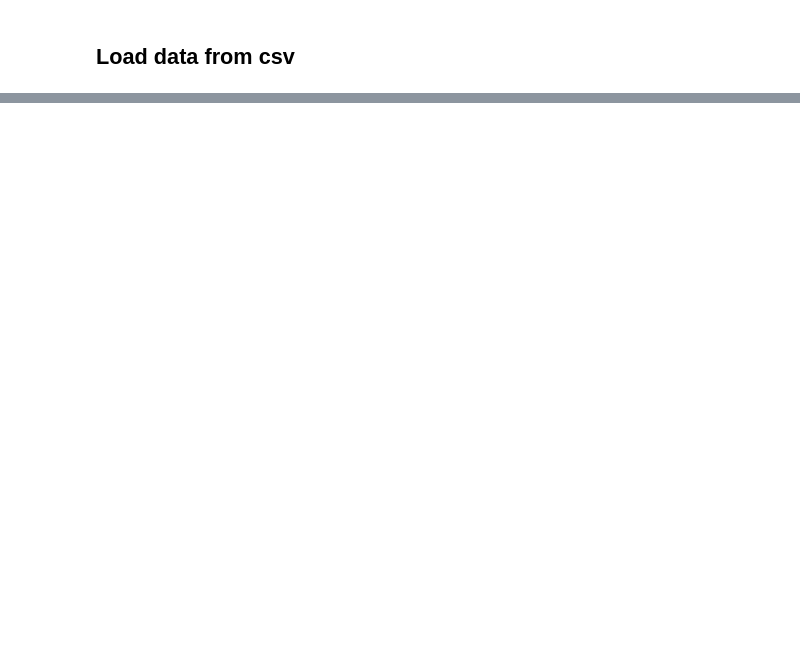
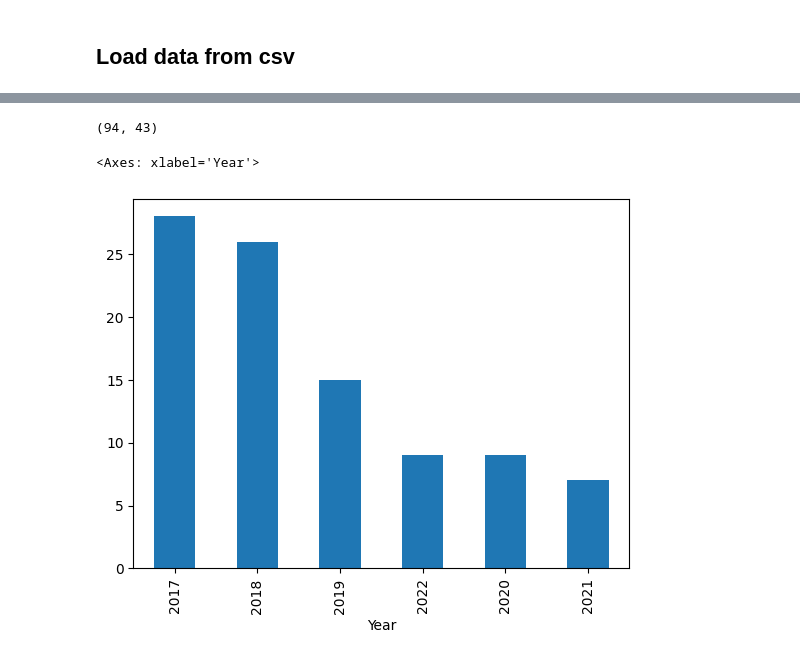
Before and after one commit to RobinRojowiec/htw-analytical-applications, a Jupyter notebook: notebooks/data_preparation_berlin.ipynb, the cells around one changed output, grey strips where cells are left out. Drawn from its saved outputs; the diff is of its cells as text; code cells hidden in the pictures; blank space fills up the shorter version.

```diff
--- a/notebooks/data_preparation_berlin.ipynb
+++ b/notebooks/data_preparation_berlin.ipynb
@@ -20,0 +129,5 @@ carbon_data_frame = pd.read_csv(file_name, header=4) # as the top rows are comme
+# %%
+# remove "Unknown" values
+df_fuel_consumption.value_fuel_consumption_gigajoules = df_fuel_consumption.value_fuel_consumption_gigajoules.apply(lambda val: None if val.lower() == "unknown" else val)
+df_fuel_consumption = df_fuel_consumption.dropna()
+df_fuel_consumption.value_fuel_consumption_gigajoules = df_fuel_consumption.value_fuel_consumption_gigajoules.astype(float)
@@ -20,0 +149,8 @@ carbon_data_frame = pd.read_csv(file_name, header=4) # as the top rows are comme
+# %%
+df_emission.Company = df_emission.Company.astype(str)
+# %%
+df_fuel_consumption.Company = df_fuel_consumption.Company.astype(str)
+# %%
+import pandas as pd
+df_joined = pd.merge(df_emission, df_fuel_consumption, on=["Company", "Year"], how="inner")
+df_joined.head()
@@ -20,0 +164,10 @@ carbon_data_frame = pd.read_csv(file_name, header=4) # as the top rows are comme
+# %%
+# sanity check
+len(df_joined), len(df_joined.Company.unique())
+# %% [output]
+(94, 43)
+# %%
+df_joined.Year.value_counts().plot(kind="bar")
+# %% [output]
+<Axes: xlabel='Year'>
+[figure, added]
```
Also changed, not shown: parts of 28 cells of this notebook, 1 other file.
